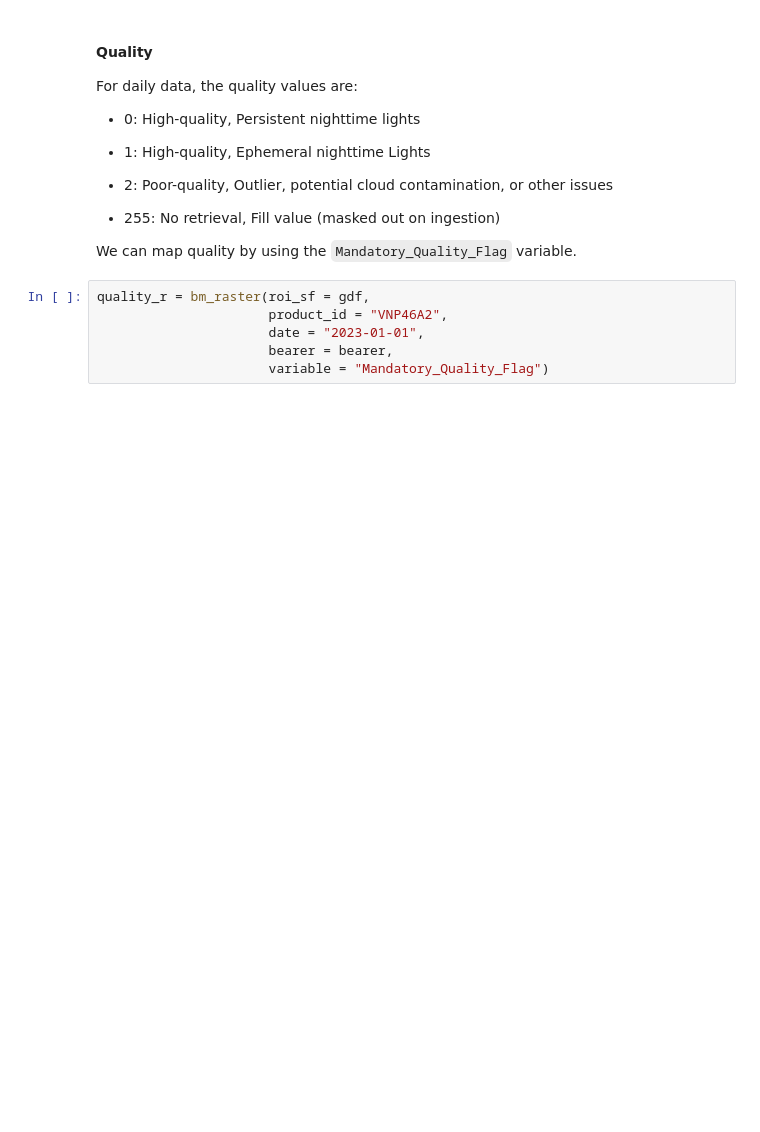
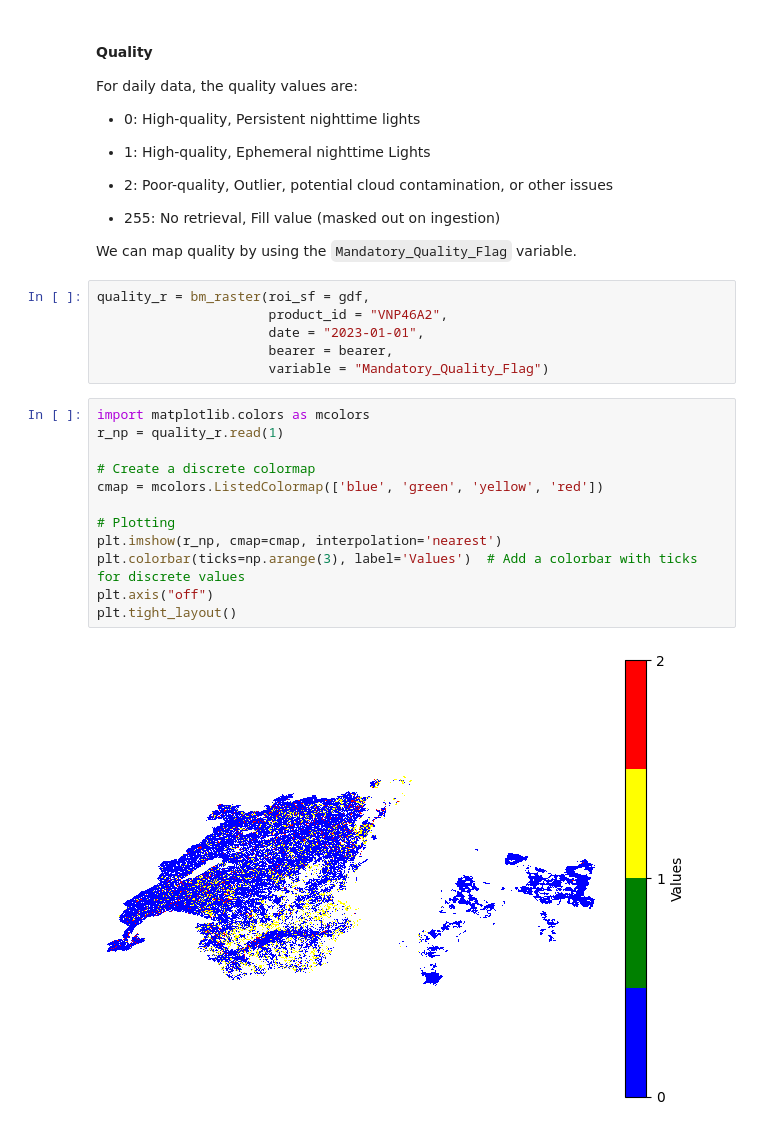
Before and after one commit to worldbank/blackmarblepy, a Jupyter notebook: examples/asses-quality.ipynb, the cells around one changed output. Drawn from its saved outputs; the diff is of its cells as text; blank space fills up the shorter version.

```diff
--- a/examples/asses-quality.ipynb
+++ b/examples/asses-quality.ipynb
@@ -180,3 +180,17 @@ quality_r = bm_raster(roi_sf = gdf,
                       date = "2023-01-01",
                       bearer = bearer,
                       variable = "Mandatory_Quality_Flag")
+# %%
+import matplotlib.colors as mcolors
+r_np = quality_r.read(1)
+
+# Create a discrete colormap
+cmap = mcolors.ListedColormap(['blue', 'green', 'yellow', 'red'])
+
+# Plotting
+plt.imshow(r_np, cmap=cmap, interpolation='nearest')
+plt.colorbar(ticks=np.arange(3), label='Values')  # Add a colorbar with ticks for discrete values
+plt.axis("off")
+plt.tight_layout()
+# %% [output]
+[figure, added]
```
Also changed, not shown: 1 other file.
